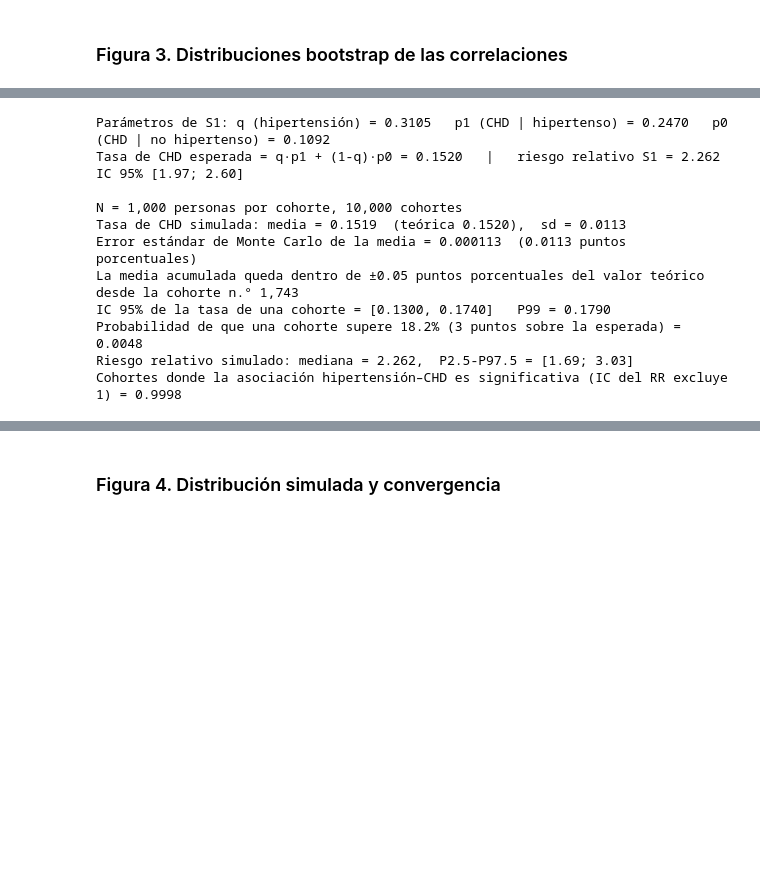
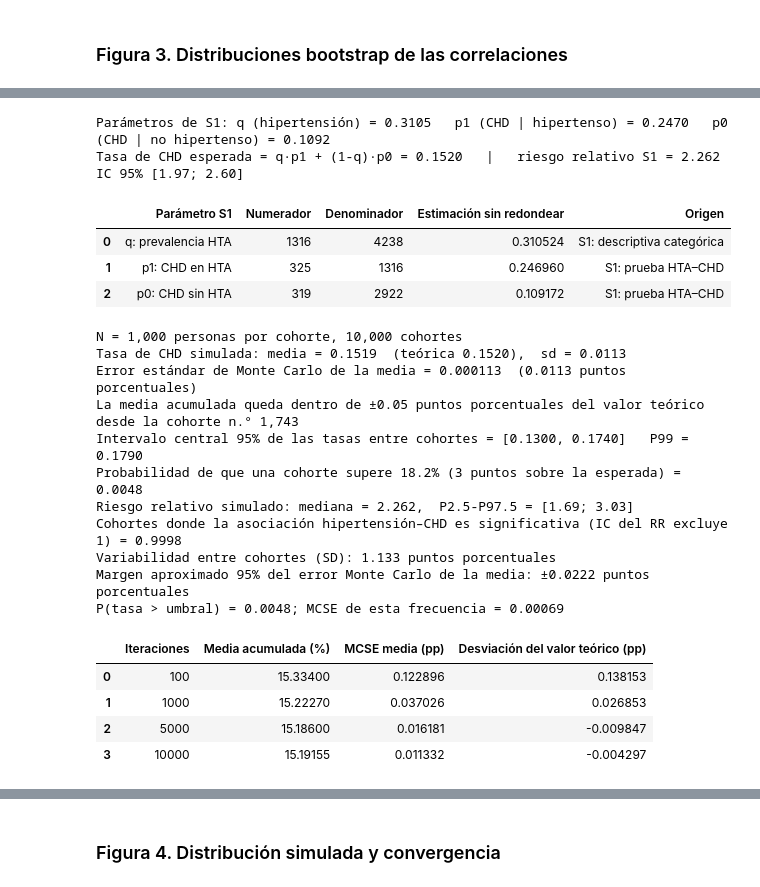
Before and after one commit to fdiaztoro/proyecto-grupo3-mcdi501, a Jupyter notebook: informes/sumativa-2-validacion-simulacion-remuestreo/Sumativa2_FraminghamHeartStudy_Codigo.ipynb, the cells around one changed output, grey strips where cells are left out. Saved outputs shown, nothing was run; the diff lists cells and outputs as text; code cells hidden in the pictures; blank space fills up the shorter version.

Commit message:
fix: valida correlaciones y Monte Carlo de Sumativa 2

```diff
--- a/informes/sumativa-2-validacion-simulacion-remuestreo/Sumativa2_FraminghamHeartStudy_Codigo.ipynb
+++ b/informes/sumativa-2-validacion-simulacion-remuestreo/Sumativa2_FraminghamHeartStudy_Codigo.ipynb
@@ -440,6 +493,6 @@ plt.tight_layout(); plt.savefig(FIGURAS / "fig_correlaciones.png", bbox_inches="
 # %%
 rng = np.random.default_rng(SEED)   # sección reproducible
-# Parámetros estimados en S1 (ningún otro valor entra en la simulación)
+# Solo q, p1 y p0 son parámetros estimados; N y B son decisiones de diseño.
 q = df["prevalentHyp"].mean()
 p1 = df.loc[df["prevalentHyp"] == 1, TARGET].mean()
 p0 = df.loc[df["prevalentHyp"] == 0, TARGET].mean()
@@ -451,46 +504,74 @@ se_rr = np.sqrt(1/a_ - 1/(a_+b_) + 1/c_ - 1/(c_+d_))
 rr_ic_s1 = np.exp(np.log(rr_s1) + np.array([-1, 1]) * z * se_rr)
 print(f"Parámetros de S1: q (hipertensión) = {q:.4f}   p1 (CHD | hipertenso) = {p1:.4f}   p0 (CHD | no hipertenso) = {p0:.4f}")
 print(f"Tasa de CHD esperada = q·p1 + (1-q)·p0 = {teor:.4f}   |   riesgo relativo S1 = {rr_s1:.3f}  IC 95% [{rr_ic_s1[0]:.2f}; {rr_ic_s1[1]:.2f}]")
+display(pd.DataFrame({
+    "Parámetro S1": ["q: prevalencia HTA", "p1: CHD en HTA", "p0: CHD sin HTA"],
+    "Numerador": [int(a_+b_), int(a_), int(c_)],
+    "Denominador": [len(df), int(a_+b_), int(c_+d_)],
+    "Estimación sin redondear": [q,p1,p0],
+    "Origen": ["S1: descriptiva categórica", "S1: prueba HTA–CHD", "S1: prueba HTA–CHD"]}))
+assert np.isclose(teor, df[TARGET].mean())
+assert 0 < q < 1 and 0 < p0 < 1 and 0 < p1 < 1
+
 
 def simular(N, B, rng):
     nh = rng.binomial(N, q, size=B)                 # hipertensos por cohorte
     a = rng.binomial(nh, p1); c = rng.binomial(N - nh, p0)   # casos de CHD en cada grupo
     b, d = nh - a, (N - nh) - c
     tasa = (a + c) / N
     ok = (a > 0) & (c > 0) & (nh > 0) & (N - nh > 0)
     rr = np.where(ok, (a / np.maximum(nh, 1)) / np.maximum(c / np.maximum(N - nh, 1), 1e-12), np.nan)
     with np.errstate(divide="ignore", invalid="ignore"):
         se = np.sqrt(1/a - 1/nh + 1/c - 1/(N - nh))
         signif = ok & (np.abs(np.log(rr)) > z * se)
     return tasa, rr, signif
 
 N0 = 1000
 tasa, rr_sim, sig = simular(N0, B, rng)
 run = np.cumsum(tasa) / np.arange(1, B + 1)
 mcse = tasa.std(ddof=1) / np.sqrt(B)
-UMBRAL = round(teor + 0.03, 3)
+UMBRAL = round(teor + 0.03, 3)  # umbral operativo 18,2%; redondeo explícito
 print(f"\nN = {N0:,} personas por cohorte, {B:,} cohortes")
 print(f"Tasa de CHD simulada: media = {tasa.mean():.4f}  (teórica {teor:.4f}),  sd = {tasa.std(ddof=1):.4f}")
 print(f"Error estándar de Monte Carlo de la media = {mcse:.6f}  ({mcse*100:.4f} puntos porcentuales)")
 fuera = np.where(np.abs(run - teor) > 0.0005)[0]
 conv = int(fuera[-1] + 2) if len(fuera) else 1
 print(f"La media acumulada queda dentro de ±0.05 puntos porcentuales del valor teórico desde la cohorte n.° {conv:,}")
-print(f"IC 95% de la tasa de una cohorte = [{np.percentile(tasa, 2.5):.4f}, {np.percentile(tasa, 97.5):.4f}]   P99 = {np.percentile(tasa, 99):.4f}")
+print(f"Intervalo central 95% de las tasas entre cohortes = [{np.percentile(tasa, 2.5):.4f}, {np.percentile(tasa, 97.5):.4f}]   P99 = {np.percentile(tasa, 99):.4f}")
 print(f"Probabilidad de que una cohorte supere {UMBRAL:.1%} (3 puntos sobre la esperada) = {np.mean(tasa > UMBRAL):.4f}")
 print(f"Riesgo relativo simulado: mediana = {np.nanmedian(rr_sim):.3f},  P2.5-P97.5 = [{np.nanpercentile(rr_sim, 2.5):.2f}; {np.nanpercentile(rr_sim, 97.5):.2f}]")
 print(f"Cohortes donde la asociación hipertensión–CHD es significativa (IC del RR excluye 1) = {sig.mean():.4f}")
+print(f"Variabilidad entre cohortes (SD): {tasa.std(ddof=1)*100:.3f} puntos porcentuales")
+print(f"Margen aproximado 95% del error Monte Carlo de la media: ±{z*mcse*100:.4f} puntos porcentuales")
+pe = np.mean(tasa > UMBRAL)
+print(f"P(tasa > umbral) = {pe:.4f}; MCSE de esta frecuencia = {np.sqrt(pe*(1-pe)/B):.5f}")
+display(pd.DataFrame([{"Iteraciones": b, "Media acumulada (%)": tasa[:b].mean()*100,
+    "MCSE media (pp)": tasa[:b].std(ddof=1)/np.sqrt(b)*100,
+    "Desviación del valor teórico (pp)": (tasa[:b].mean()-teor)*100}
+    for b in [100,1000,5000,B]]))
 # %% [output]
 Parámetros de S1: q (hipertensión) = 0.3105   p1 (CHD | hipertenso) = 0.2470   p0 (CHD | no hipertenso) = 0.1092
 Tasa de CHD esperada = q·p1 + (1-q)·p0 = 0.1520   |   riesgo relativo S1 = 2.262  IC 95% [1.97; 2.60]
-
-N = 1,000 personas por cohorte, 10,000 cohortes
-Tasa de CHD simulada: media = 0.1519  (teórica 0.1520),  sd = 0.0113
-Error estándar de Monte Carlo de la media = 0.000113  (0.0113 puntos porcentuales)
-La media acumulada queda dentro de ±0.05 puntos porcentuales del valor teórico desde la cohorte n.° 1,743
-IC 95% de la tasa de una cohorte = [0.1300, 0.1740]   P99 = 0.1790
-Probabilidad de que una cohorte supere 18.2% (3 puntos sobre la esperada) = 0.0048
-Riesgo relativo simulado: mediana = 2.262,  P2.5-P97.5 = [1.69; 3.03]
-Cohortes donde la asociación hipertensión–CHD es significativa (IC del RR excluye 1) = 0.9998
+|  | Parámetro S1 | Numerador | Denominador | Estimación sin redondear | Origen |
+| 0 | q: prevalencia HTA | 1316 | 4238 | 0.310524 | S1: descriptiva categórica |
+| 1 | p1: CHD en HTA | 325 | 1316 | 0.246960 | S1: prueba HTA–CHD |
+| 2 | p0: CHD sin HTA | 319 | 2922 | 0.109172 | S1: prueba HTA–CHD |
+N = 1,000 personas por cohorte, 10,000 cohortes
+Tasa de CHD simulada: media = 0.1519  (teórica 0.1520),  sd = 0.0113
+Error estándar de Monte Carlo de la media = 0.000113  (0.0113 puntos porcentuales)
+La media acumulada queda dentro de ±0.05 puntos porcentuales del valor teórico desde la cohorte n.° 1,743
+Intervalo central 95% de las tasas entre cohortes = [0.1300, 0.1740]   P99 = 0.1790
+Probabilidad de que una cohorte supere 18.2% (3 puntos sobre la esperada) = 0.0048
+Riesgo relativo simulado: mediana = 2.262,  P2.5-P97.5 = [1.69; 3.03]
+Cohortes donde la asociación hipertensión–CHD es significativa (IC del RR excluye 1) = 0.9998
+Variabilidad entre cohortes (SD): 1.133 puntos porcentuales
+Margen aproximado 95% del error Monte Carlo de la media: ±0.0222 puntos porcentuales
+P(tasa > umbral) = 0.0048; MCSE de esta frecuencia = 0.00069
+|  | Iteraciones | Media acumulada (%) | MCSE media (pp) | Desviación del valor teórico (pp) |
+| 0 | 100 | 15.33400 | 0.122896 | 0.138153 |
+| 1 | 1000 | 15.22270 | 0.037026 | 0.026853 |
+| 2 | 5000 | 15.18600 | 0.016181 | -0.009847 |
+| 3 | 10000 | 15.19155 | 0.011332 | -0.004297 |
 # %%
 # Escenarios por tamaño de cohorte (misma semilla por tamaño: cada fila se reproduce por separado)
 tamanos = [100, 250, 500, 1000, 4238]
```
Also changed, not shown: parts of 9 cells of this notebook, 5 other files.
